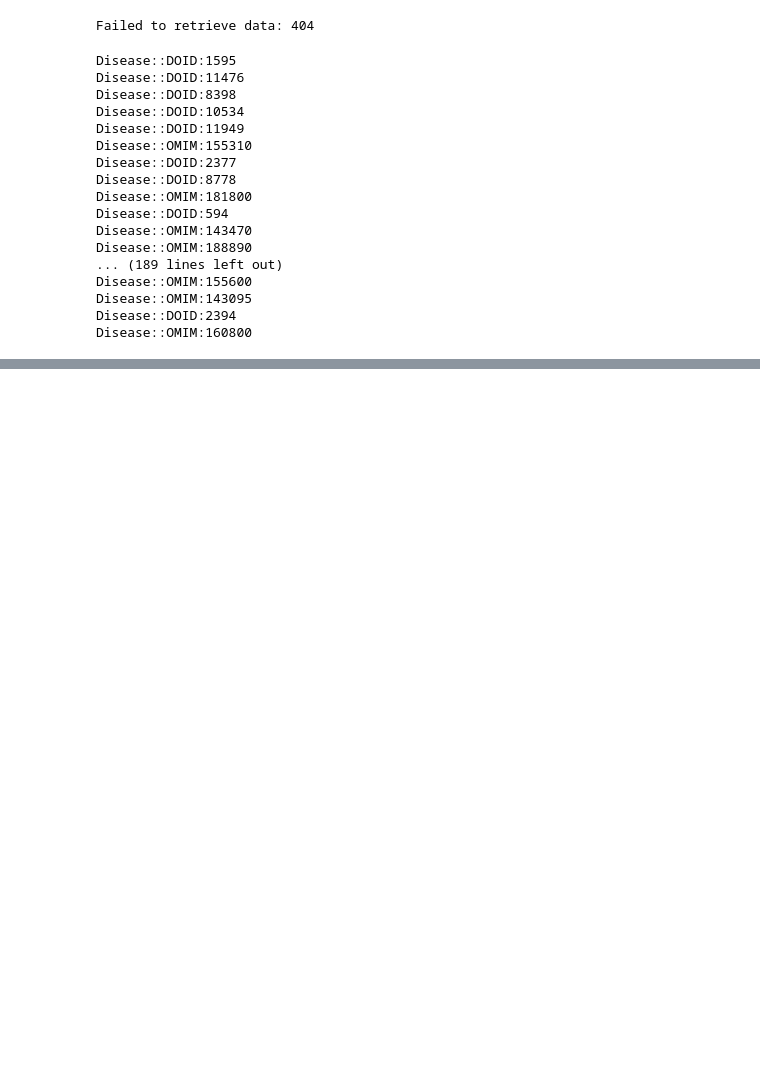
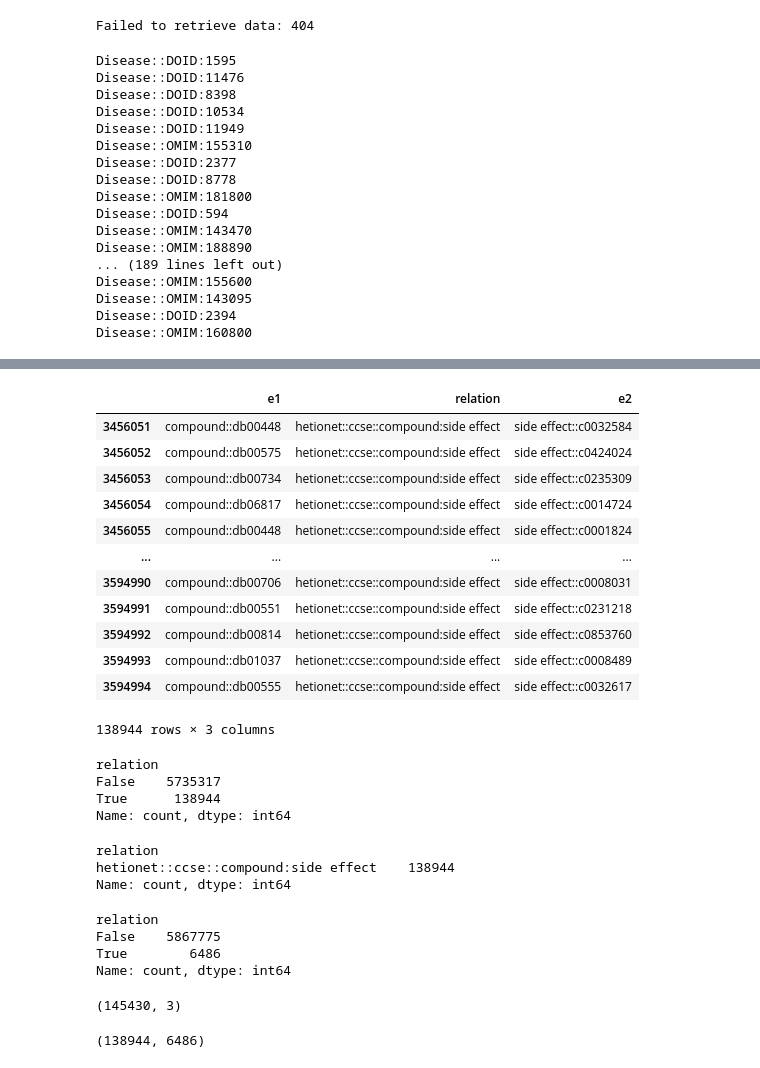
Before and after one commit to AkhilSurya-2124/Drug-Repurposing-usingLLM, a Jupyter notebook: notebook/1_dataset_preparation.ipynb, the cells around one changed output, grey strips where cells are left out. Cells and saved outputs as stored; diff of their text form; code cells hidden in the pictures; blank space fills up the shorter version.

```diff
--- a/notebook/1_dataset_preparation.ipynb
+++ b/notebook/1_dataset_preparation.ipynb
@@ -610,0 +608,4 @@ Disease::OMIM:160800
+# %%
+dr = pd.read_csv('../data/raw/drkg.tsv',sep='\t',names = ['e1','relation','e2'])
+print(dr.shape)
+dr.head()
@@ -610,0 +620,6 @@ Disease::OMIM:160800
+# %%
+#exploring the dataset
+for i in dr.columns:
+    dr[i] = dr[i].apply(str.lower)
+# dr.relation = dr.relation.apply(str.lower)
+dr.head()
@@ -610,0 +633,16 @@ Disease::OMIM:160800
+# %%
+dr[dr.relation.str.contains('hetionet::ccse::compound:side effect')]
+# %% [output]
+|  | e1 | relation | e2 |
+| 3456051 | compound::db00448 | hetionet::ccse::compound:side effect | side effect::c0032584 |
+| 3456052 | compound::db00575 | hetionet::ccse::compound:side effect | side effect::c0424024 |
+| 3456053 | compound::db00734 | hetionet::ccse::compound:side effect | side effect::c0235309 |
+| 3456054 | compound::db06817 | hetionet::ccse::compound:side effect | side effect::c0014724 |
+| 3456055 | compound::db00448 | hetionet::ccse::compound:side effect | side effect::c0001824 |
+| ... | ... | ... | ... |
+| 3594990 | compound::db00706 | hetionet::ccse::compound:side effect | side effect::c0008031 |
+| 3594991 | compound::db00551 | hetionet::ccse::compound:side effect | side effect::c0231218 |
+| 3594992 | compound::db00814 | hetionet::ccse::compound:side effect | side effect::c0853760 |
+| 3594993 | compound::db01037 | hetionet::ccse::compound:side effect | side effect::c0008489 |
+| 3594994 | compound::db00555 | hetionet::ccse::compound:side effect | side effect::c0032617 |
+138944 rows × 3 columns
@@ -610,0 +651,28 @@ Disease::OMIM:160800
+# %%
+side_eff_bool =hetio_bool & dr.relation.str.contains('side')
+side_eff_bool.value_counts()
+# %% [output]
+relation
+False    5735317
+True      138944
+Name: count, dtype: int64
+# %%
+dr.relation[side_eff_bool].value_counts()
+# %% [output]
+relation
+hetionet::ccse::compound:side effect    138944
+Name: count, dtype: int64
+# %%
+comp_comp_bool=hetio_bool & dr.relation.str.contains('compound:compound')
+comp_comp_bool.value_counts()
+# %% [output]
+relation
+False    5867775
+True        6486
+Name: count, dtype: int64
+# %%
+dr_f_bool = comp_comp_bool + side_eff_bool
+dr_f = dr[dr_f_bool]
+dr_f.shape
+# %% [output]
+(145430, 3)
@@ -610,0 +684,4 @@ Disease::OMIM:160800
+# %%
+side_eff_bool.sum(),comp_comp_bool.sum()
+# %% [output]
+(138944, 6486)
```
Also changed, not shown: parts of 23 cells of this notebook, 3 other files.
